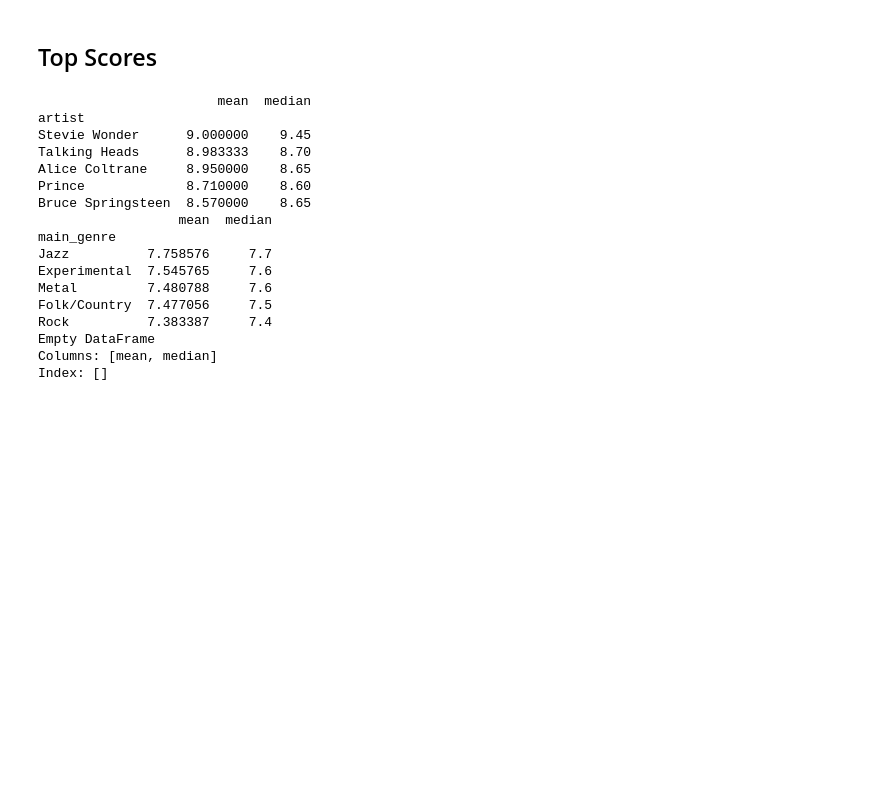
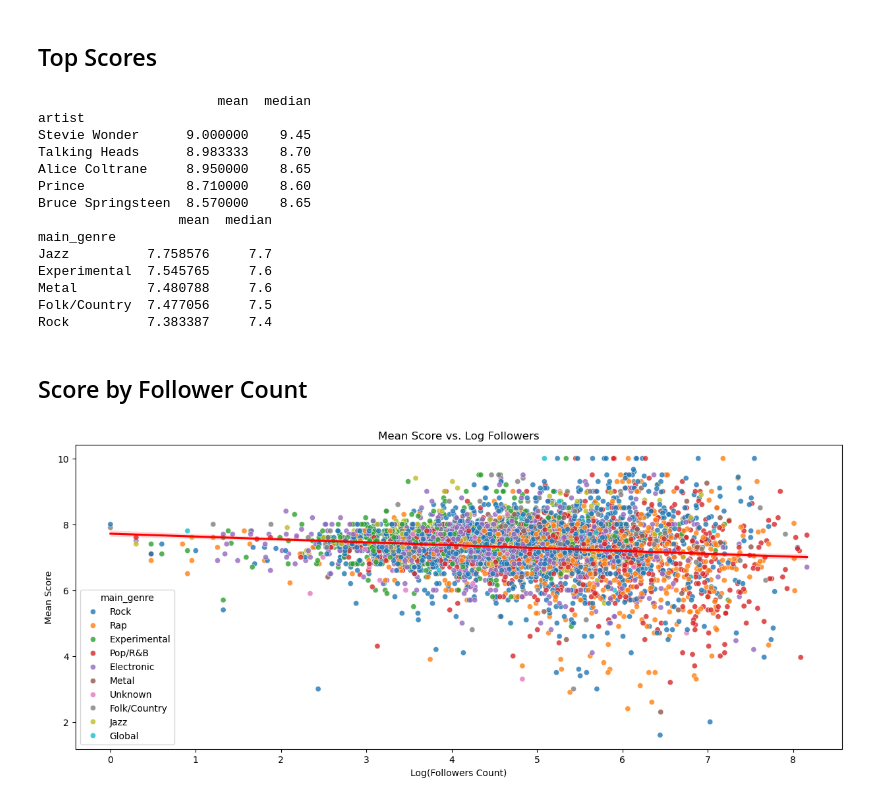
Before and after one commit to skunitzlevy/ds6021-pitchfork, a Jupyter notebook: models.ipynb, the cells around one changed output. Saved outputs shown, nothing was run; the diff lists cells and outputs as text; code cells hidden in the pictures; blank space fills up the shorter version.

```diff
--- a/models.ipynb
+++ b/models.ipynb
@@ -16,11 +16,15 @@ import os
 from sklearn.neighbors import KNeighborsClassifier
 from sklearn.model_selection import GridSearchCV
 # %%
-df = pd.read_csv('data/processed/Cleaned_Data.csv')
+df = pd.read_csv('data/clean/Cleaned_Data.csv')
+df.dropna(inplace=True)
+df['log_followers'] = np.log(df['followers_count']+1)
+df['log_length'] = np.log(df['length']+1)
 # %% [markdown]
 ## Top Scores
 # %%
 artist_summary = df.groupby('artist')['score'].filter(
+#filter for artists with more than 5 reviews
     lambda x: len(x) > 5
 ).groupby(df['artist']).agg(['mean', 'median']).sort_values(
     by='mean', ascending=False
@@ -28,7 +32,8 @@ artist_summary = df.groupby('artist')['score'].filter(
 print(artist_summary)
 
 genre_summary = df.groupby('main_genre')['score'].filter(
-    lambda x: len(x) > 45
+#filter for genres with more than 40 reviews
+    lambda x: len(x) > 40
 ).groupby(df['main_genre']).agg(['mean', 'median']).sort_values(
     by='mean', ascending=False
 ).head(5)
@@ -48,6 +53,44 @@ Experimental  7.545765     7.6
 Metal         7.480788     7.6
 Folk/Country  7.477056     7.5
 Rock          7.383387     7.4
-Empty DataFrame
-Columns: [mean, median]
-Index: []
+# %% [markdown]
+## Score by Follower Count
+# %%
+#take average score by artist
+artist_df = df.groupby('artist')[['followers_count', 'score', 'main_genre']].agg({
+    'followers_count': 'mean',
+    'score': 'mean',
+    'main_genre': 'first'
+}).reset_index()
+#Log transform followers
+artist_df['log_followers'] = np.log10(artist_df['followers_count']+1)
+
+#scatterplot (with color by genre)
+plt.figure(figsize=(15, 6))
+sns.scatterplot(
+    data=artist_df,
+    x='log_followers',
+    y='score',
+    hue='main_genre',
+    palette='tab10',
+    alpha=0.8
+)
+#add regression line
+sns.regplot(
+    data=artist_df,
+    x="log_followers",
+    y="score",
+    scatter=False,
+    color="red"
+)
+
+plt.title("Mean Score vs. Log Followers")
+plt.xlabel("Log(Followers Count)")
+plt.ylabel("Mean Score")
+
+if not os.path.exists("Visualizations/pitchfork_followers_by_artist.png"):
+    plt.savefig("Visualizations/pitchfork_followers_by_artist.png")
+
+plt.show()
+# %% [output]
+[figure, added]
```
